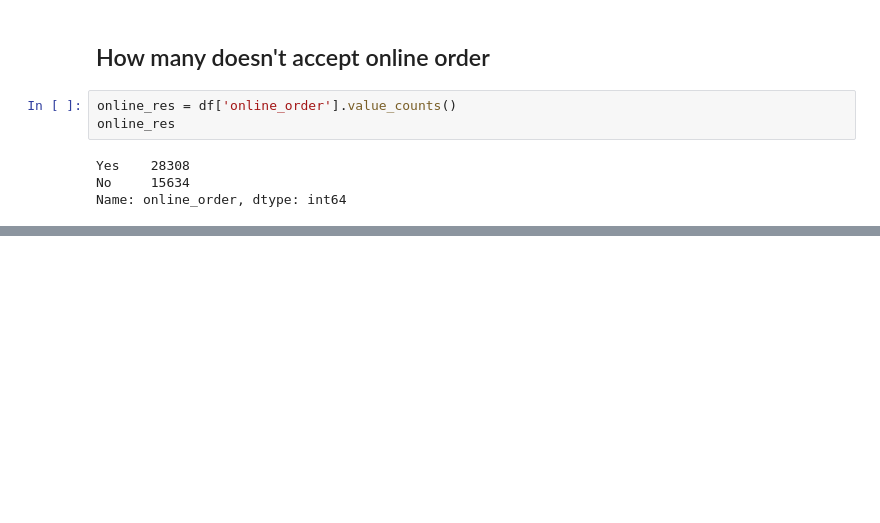
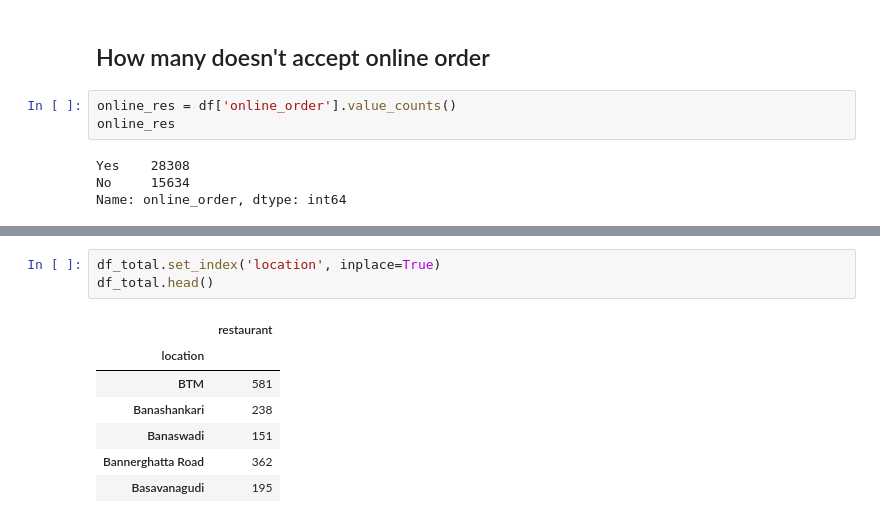
Before and after one commit to MiskaturRahman/Data-Science-PortFolio, a Jupyter notebook: Zomato Data Analysis/Zomato_EDA.ipynb, the cells around one changed output, grey strips where cells are left out. Saved outputs shown, nothing was run; the diff lists cells and outputs as text; blank space fills up the shorter version.

```diff
--- a/Zomato Data Analysis/Zomato_EDA.ipynb
+++ b/Zomato Data Analysis/Zomato_EDA.ipynb
@@ -242,0 +314,11 @@ px.pie(df,values = online_res, labels = labels, title = 'Pie Chart')
+# %%
+df_total.set_index('location', inplace=True)
+df_total.head()
+# %% [output]
+|  | restaurant |
+| location |  |
+| BTM | 581 |
+| Banashankari | 238 |
+| Banaswadi | 151 |
+| Bannerghatta Road | 362 |
+| Basavanagudi | 195 |
```
Also changed, not shown: parts of 17 cells of this notebook.
